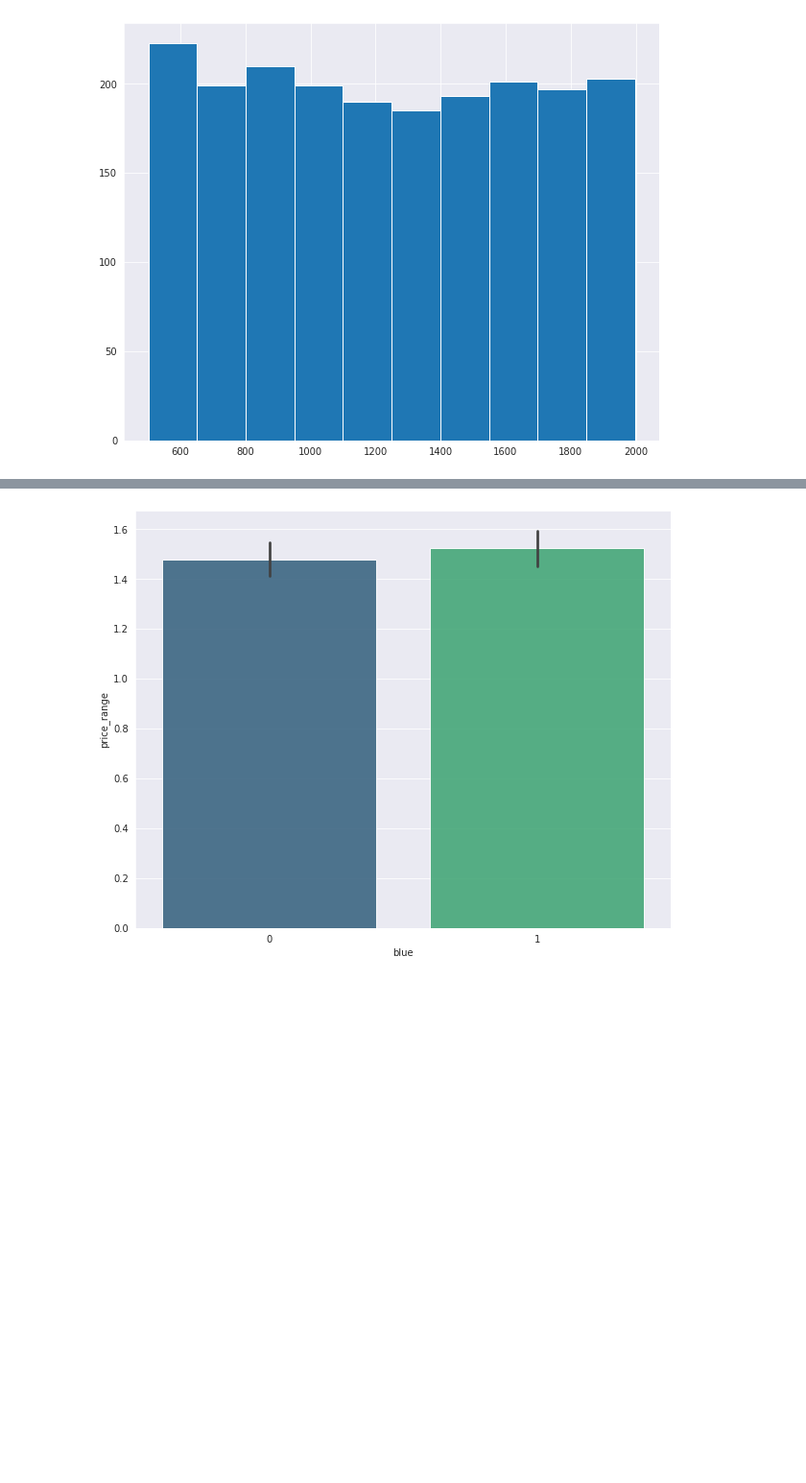
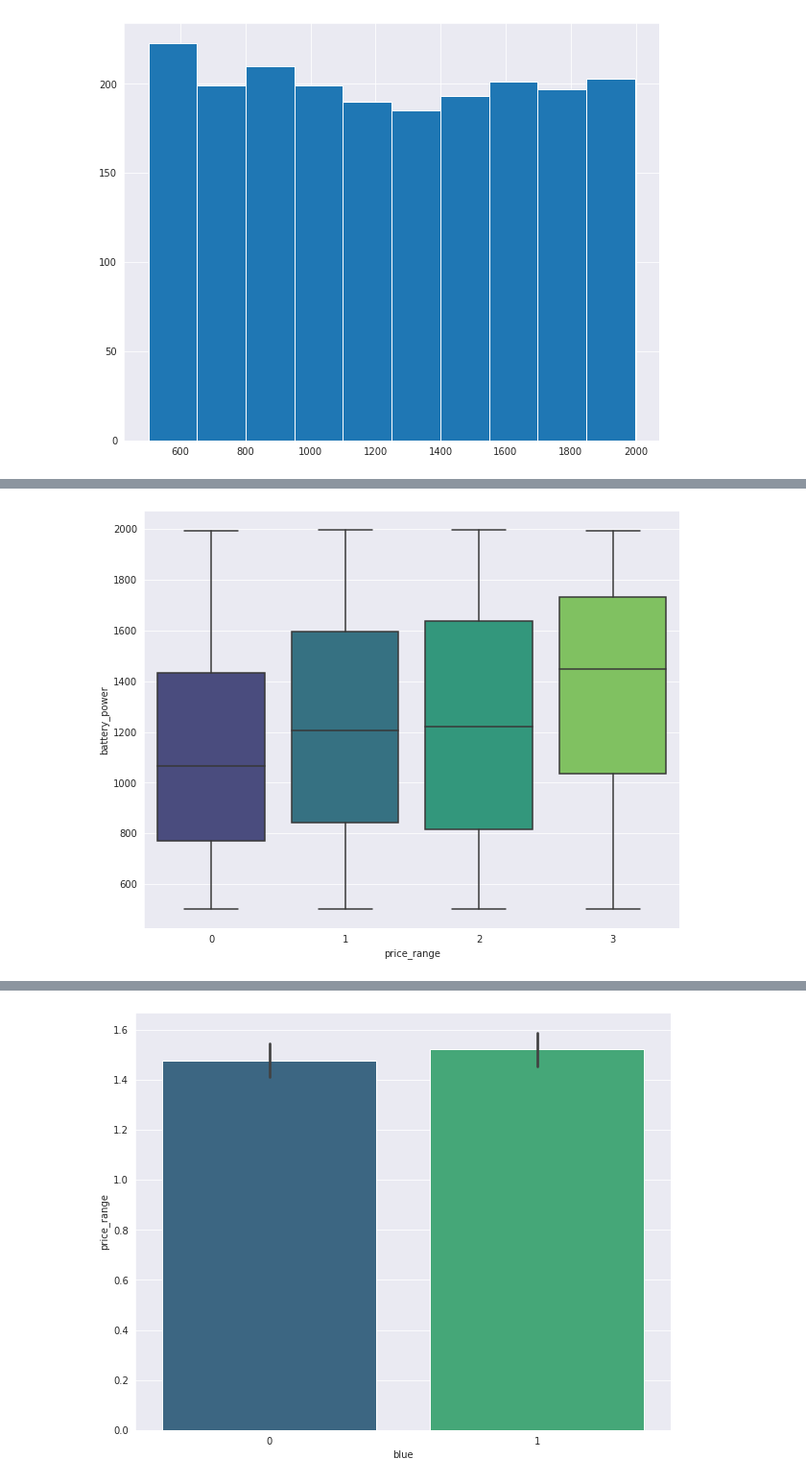
Before and after one commit to Amankr351/Mobile-Price-Range-Prediction, a Jupyter notebook: Mobile_Price_Range_Prediction.ipynb, the cells around one changed output, grey strips where cells are left out. Shown at 96% size. Cells and saved outputs as stored; diff of their text form; code cells hidden in the pictures; blank space fills up the shorter version.

```diff
--- a/Mobile_Price_Range_Prediction.ipynb
+++ b/Mobile_Price_Range_Prediction.ipynb
@@ -143,0 +144,5 @@ sns.barplot(data=data, x='price_range', y='ram', alpha =0.9, palette= "viridis")
+# %%
+plt.figure(figsize=(10,8))
+sns.boxplot(data=data, x='price_range', y='battery_power',  palette= "viridis");
+# %% [output]
+[figure, added]
```
Also changed, not shown: parts of 10 cells of this notebook.
